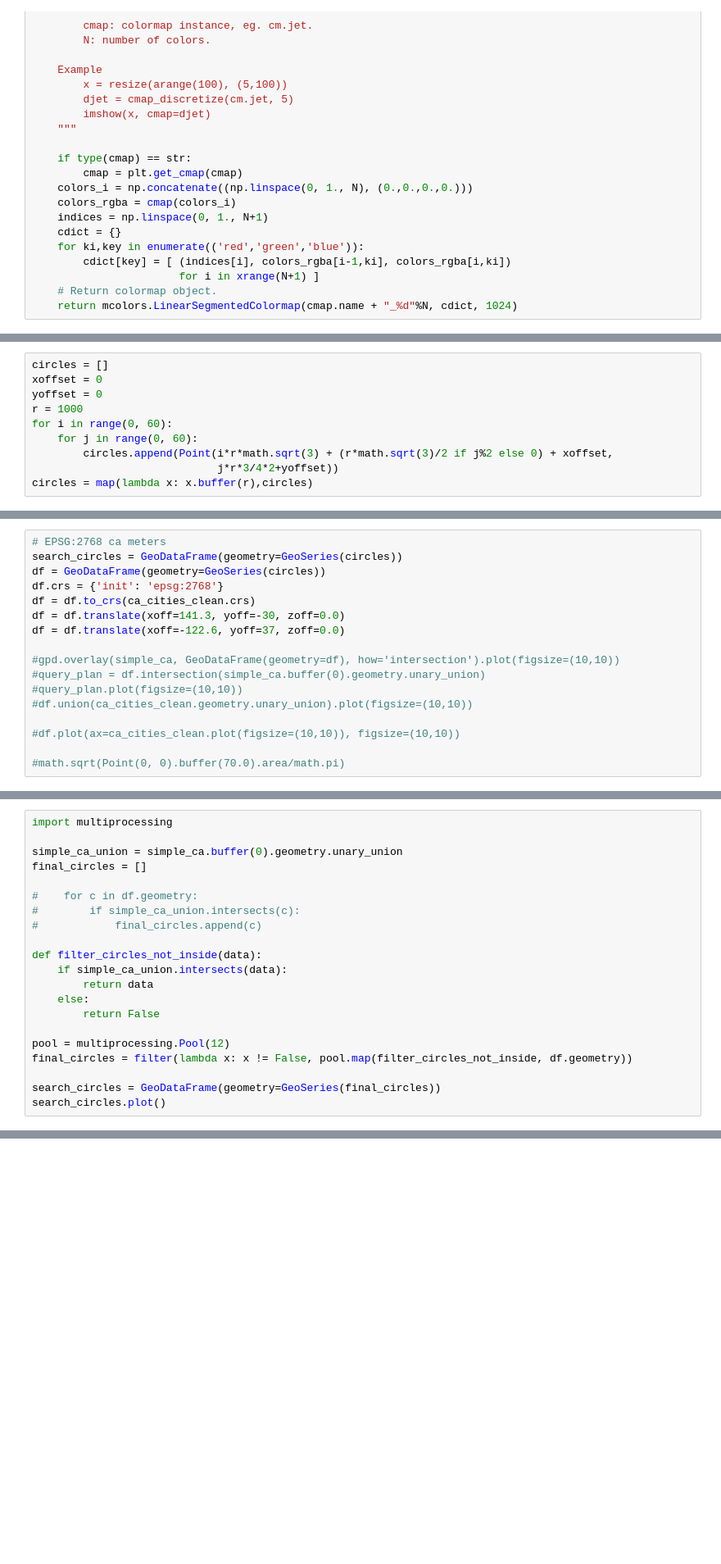
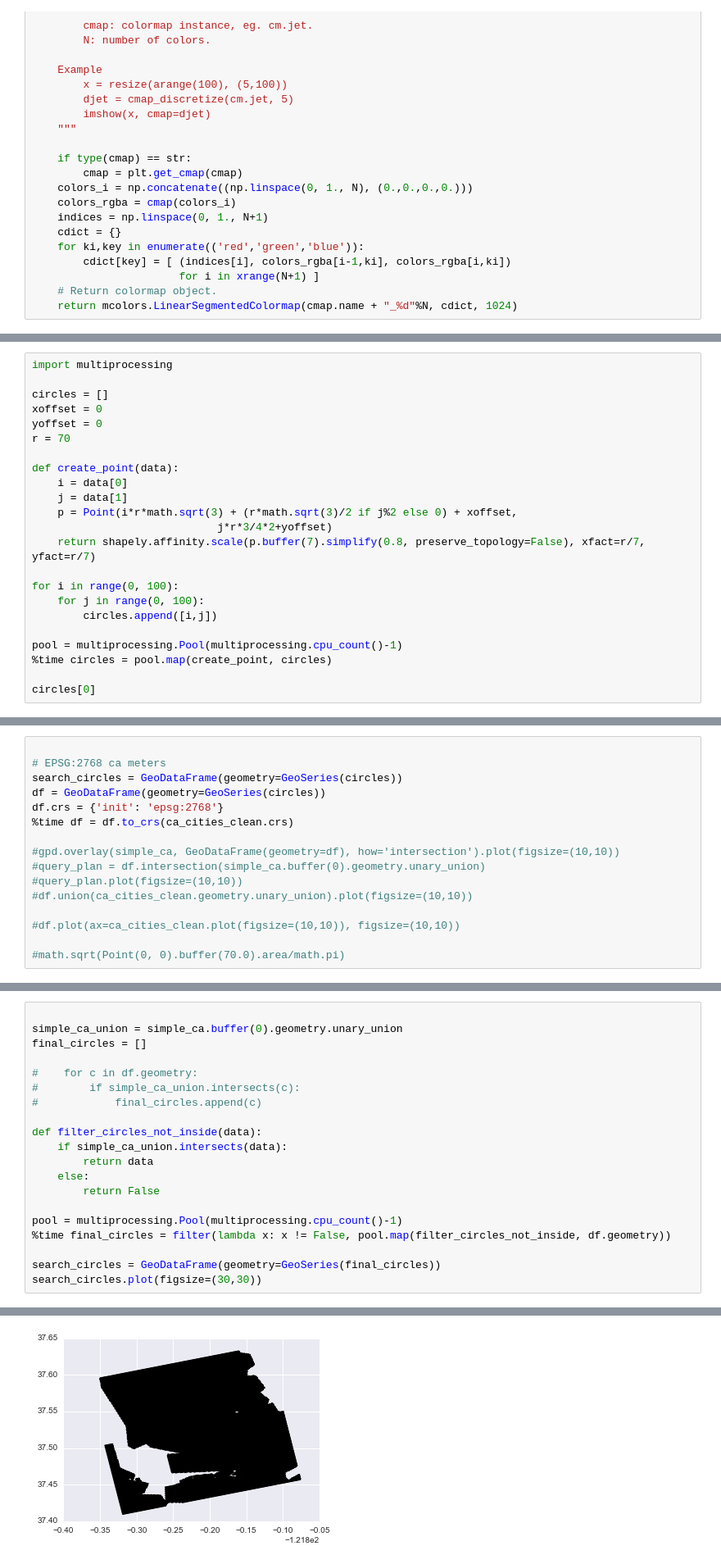
Before and after one commit to kvey/pogonotebook, a Jupyter notebook: BetterMaps.ipynb, the cells around one changed output, grey strips where cells are left out. Shown at 82% size. Drawn from its saved outputs; the diff is of its cells as text; blank space fills up the shorter version.

```diff
--- a/BetterMaps.ipynb
+++ b/BetterMaps.ipynb
@@ -122,10 +135,23 @@ simple_ca.plot()
 # %%
+import multiprocessing
+
 circles = []
 xoffset = 0
 yoffset = 0
-r = 1000
-for i in range(0, 60):
-    for j in range(0, 60):
-        circles.append(Point(i*r*math.sqrt(3) + (r*math.sqrt(3)/2 if j%2 else 0) + xoffset,
-                             j*r*3/4*2+yoffset))
-circles = map(lambda x: x.buffer(r),circles)
+r = 70
+
+def create_point(data):
+    i = data[0]
+    j = data[1]
+    p = Point(i*r*math.sqrt(3) + (r*math.sqrt(3)/2 if j%2 else 0) + xoffset,
+                             j*r*3/4*2+yoffset)
+    return shapely.affinity.scale(p.buffer(7).simplify(0.8, preserve_topology=False), xfact=r/7, yfact=r/7)
+
+for i in range(0, 100):
+    for j in range(0, 100):
+        circles.append([i,j])
+
+pool = multiprocessing.Pool(multiprocessing.cpu_count()-1)
+%time circles = pool.map(create_point, circles)
+
+circles[0]
@@ -132,11 +166,10 @@ circles = map(lambda x: x.buffer(r),circles)
 # %%
+
 # EPSG:2768 ca meters
 search_circles = GeoDataFrame(geometry=GeoSeries(circles))
 df = GeoDataFrame(geometry=GeoSeries(circles))
 df.crs = {'init': 'epsg:2768'}
-df = df.to_crs(ca_cities_clean.crs)
-df = df.translate(xoff=141.3, yoff=-30, zoff=0.0)
-df = df.translate(xoff=-122.6, yoff=37, zoff=0.0)
+%time df = df.to_crs(ca_cities_clean.crs)
 
 #gpd.overlay(simple_ca, GeoDataFrame(geometry=df), how='intersection').plot(figsize=(10,10))
 #query_plan = df.intersection(simple_ca.buffer(0).geometry.unary_union)
@@ -149,5 +222,4 @@ df = df.translate(xoff=-122.6, yoff=37, zoff=0.0)
 # %%
-import multiprocessing
 
 simple_ca_union = simple_ca.buffer(0).geometry.unary_union
 final_circles = []
@@ -162,8 +234,9 @@ def filter_circles_not_inside(data):
     else:
         return False
 
-pool = multiprocessing.Pool(12)
-final_circles = filter(lambda x: x != False, pool.map(filter_circles_not_inside, df.geometry))
+pool = multiprocessing.Pool(multiprocessing.cpu_count()-1)
+%time final_circles = filter(lambda x: x != False, pool.map(filter_circles_not_inside, df.geometry))
 
 search_circles = GeoDataFrame(geometry=GeoSeries(final_circles))
-search_circles.plot()
+search_circles.plot(figsize=(30,30))
+# %% [output]
@@ -170,2 +246,3 @@ search_circles.plot()
+[figure, added]
 # %%
 search_circles.plot(ax=ca_cities_clean.plot(figsize=(10,10)), figsize=(10,10))
```
Also changed, not shown: parts of 15 cells of this notebook, 1 other file.
